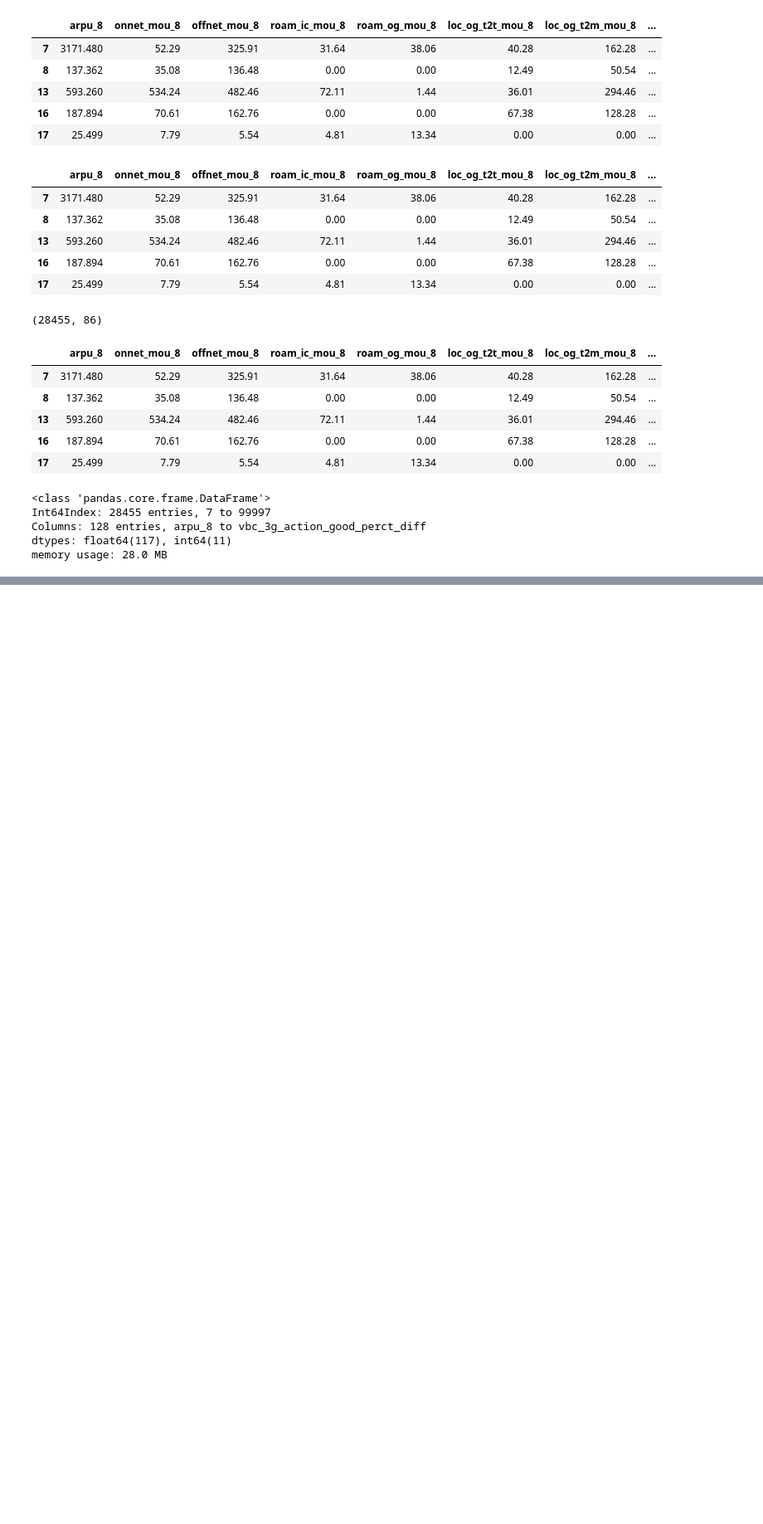
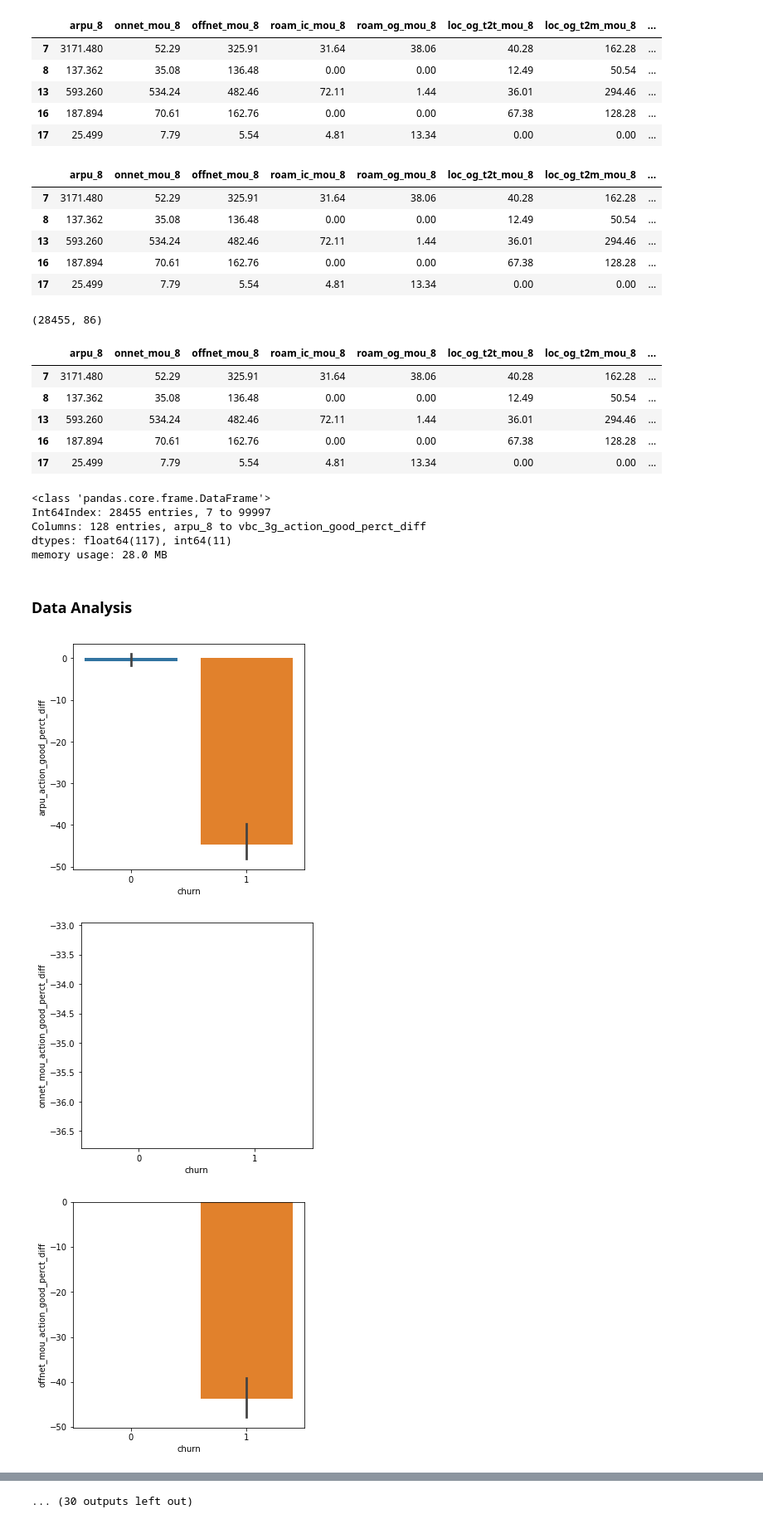
Before and after one commit to murthy605/TelecomChurn, a Jupyter notebook: Hari_Krishna_TelecomChurnCaseStudy.ipynb, the cells around one changed output, grey strips where cells are left out. Shown at 83% size. Saved outputs shown, nothing was run; the diff lists cells and outputs as text; code cells hidden in the pictures; blank space fills up the shorter version.

Commit message:
Data preparation -3

```diff
--- a/Hari_Krishna_TelecomChurnCaseStudy.ipynb
+++ b/Hari_Krishna_TelecomChurnCaseStudy.ipynb
@@ -403,3 +403,18 @@ Int64Index: 28455 entries, 7 to 99997
 Columns: 128 entries, arpu_8 to vbc_3g_action_good_perct_diff
 dtypes: float64(117), int64(11)
 memory usage: 28.0 MB
+# %% [markdown]
+### Data Analysis
+# %%
+#sns.barplot(x='churn', y='arpu_action_good_perct_diff', data=telecom_churn_reduced_8_df)
+
+col_diffin_phase = [x for x in telecom_churn_reduced_8_df.columns if '_action_good_perct_diff' in x]
+
+for col in col_diffin_phase:
+    plt.figure(figsize=(5, 5))
+    sns.barplot(x='churn', y=col, data=telecom_churn_reduced_8_df)
+    plt.show()
+# %% [output]
+[figure, added]
+[figure, added]
+[figure, added]
@@ -405,0 +430 @@ memory usage: 28.0 MB
+... (30 outputs left out)
```
Also changed, not shown: parts of 8 cells of this notebook.
